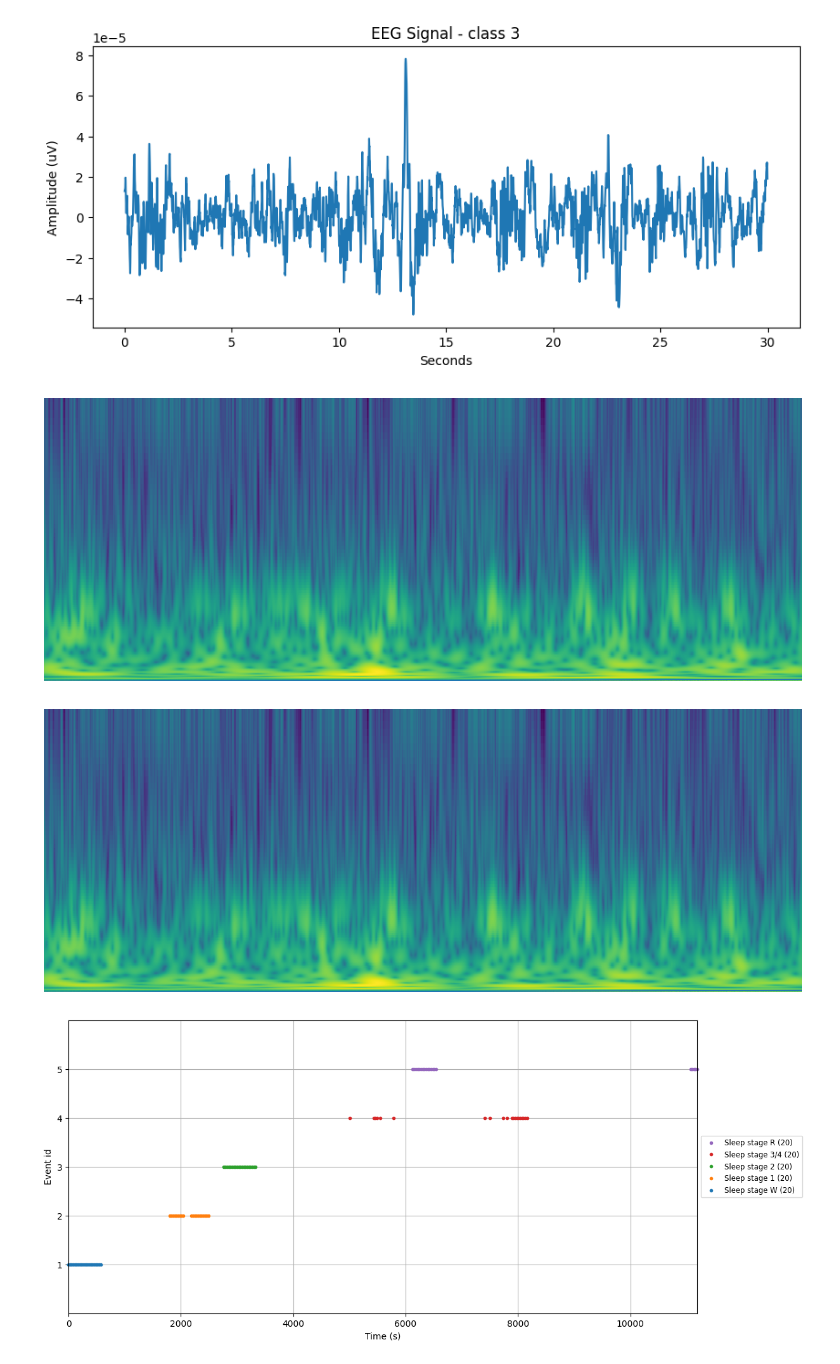
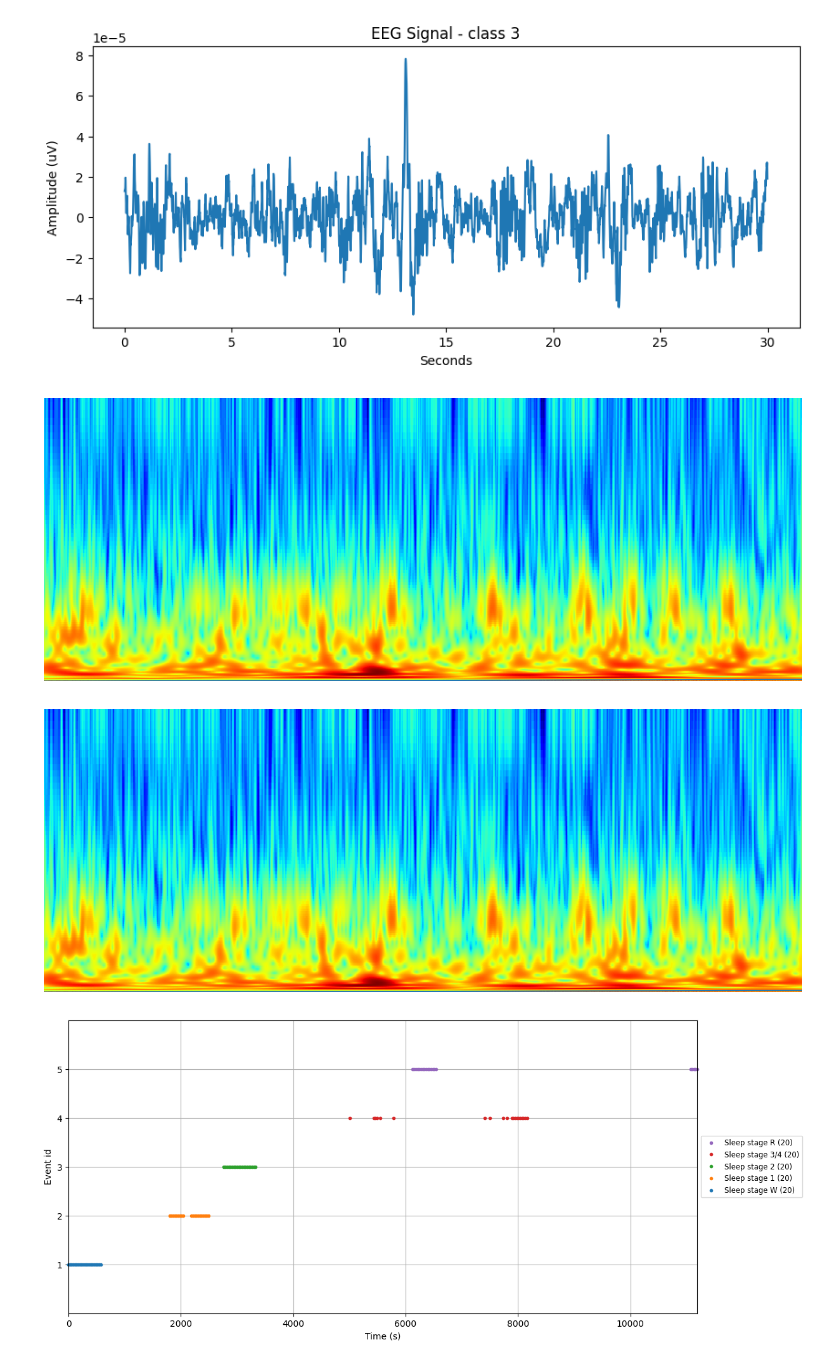
Before and after one commit to msverker/Bachelor_Thesis, a Jupyter notebook: EDF_Dataloader.ipynb, the cells around one changed output. Saved outputs shown, nothing was run; the diff lists cells and outputs as text; code cells hidden in the pictures.

```diff
--- a/EDF_Dataloader.ipynb
+++ b/EDF_Dataloader.ipynb
@@ -146,21 +146,21 @@ plt.show()
 # %%
 plt.rcParams['figure.figsize'] = (16, 6)
 
 ###########################################################################
 # calculate spectrogram
 
 # t0 = time.time()
 power, times, frequencies, coif = cwt_spectrogram(first_row, 100, nNotes=24)
 
 ###########################################################################
 # plot
 
 # spectrogram_plot(power, times, frequencies, coif, cmap='jet', norm=LogNorm(), ax = None, colorbar = None)
 
-spectrogram_plot(power, times, frequencies, coif, cmap = 'viridis', norm = LogNorm(), colorbar = None)
+spectrogram_plot(power, times, frequencies, coif, cmap = 'jet', norm = LogNorm(), colorbar = None)
 # %% [output]
-[figure, old version]
+[figure, new version]
-[figure, old version]
+[figure, new version]
 # %%
 # Set the desired number of events per label
 events_per_label = 20
```
Also changed, not shown: parts of 1 cell of this notebook, 2 other files.
